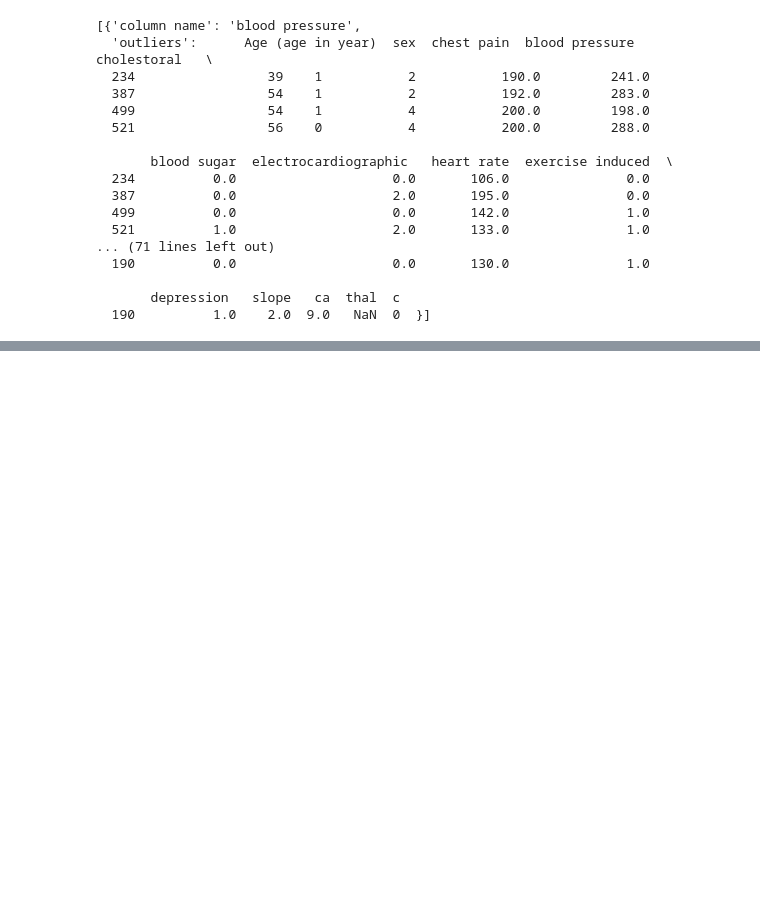
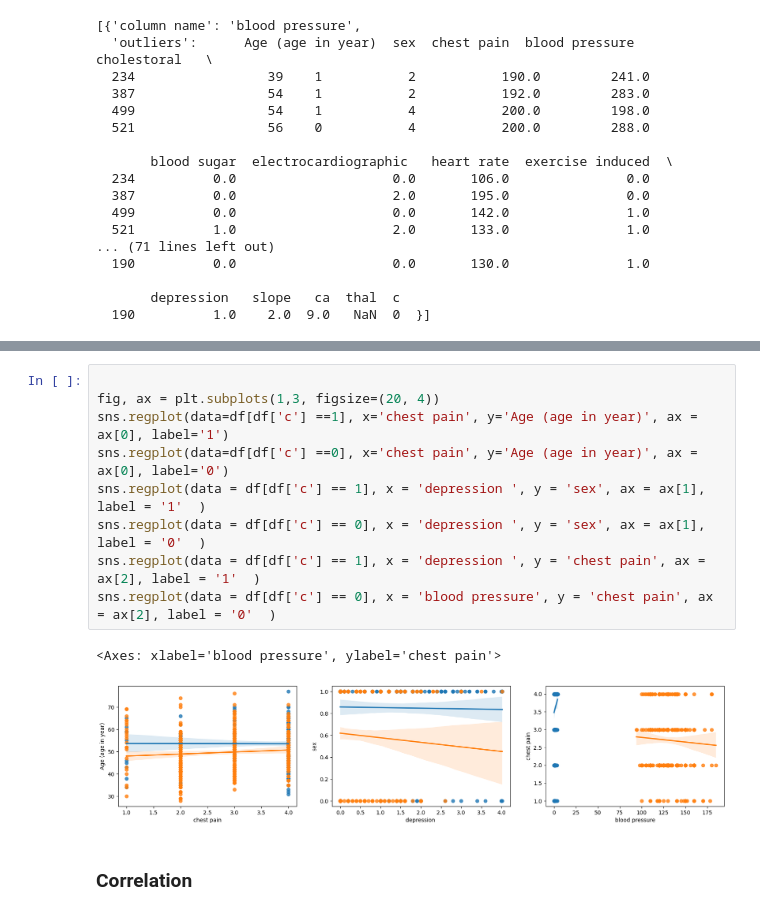
Before and after one commit to FatemehKashfi/Heart-Analysis, a Jupyter notebook: heart_data.ipynb, the cells around one changed output, grey strips where cells are left out. Drawn from its saved outputs; the diff is of its cells as text; blank space fills up the shorter version.

```diff
--- a/heart_data.ipynb
+++ b/heart_data.ipynb
@@ -208,0 +456,14 @@ list
+# %%
+
+fig, ax = plt.subplots(1,3, figsize=(20, 4))
+sns.regplot(data=df[df['c'] ==1], x='chest pain', y='Age (age in year)', ax = ax[0], label='1')
+sns.regplot(data=df[df['c'] ==0], x='chest pain', y='Age (age in year)', ax = ax[0], label='0')
+sns.regplot(data = df[df['c'] == 1], x = 'depression ', y = 'sex', ax = ax[1], label = '1'  )
+sns.regplot(data = df[df['c'] == 0], x = 'depression ', y = 'sex', ax = ax[1], label = '0'  )
+sns.regplot(data = df[df['c'] == 1], x = 'depression ', y = 'chest pain', ax = ax[2], label = '1'  )
+sns.regplot(data = df[df['c'] == 0], x = 'blood pressure', y = 'chest pain', ax = ax[2], label = '0'  )
+# %% [output]
+<Axes: xlabel='blood pressure', ylabel='chest pain'>
+[figure, added]
+# %% [markdown]
+<h3>Correlation</h3>
```
Also changed, not shown: parts of 24 cells of this notebook.
